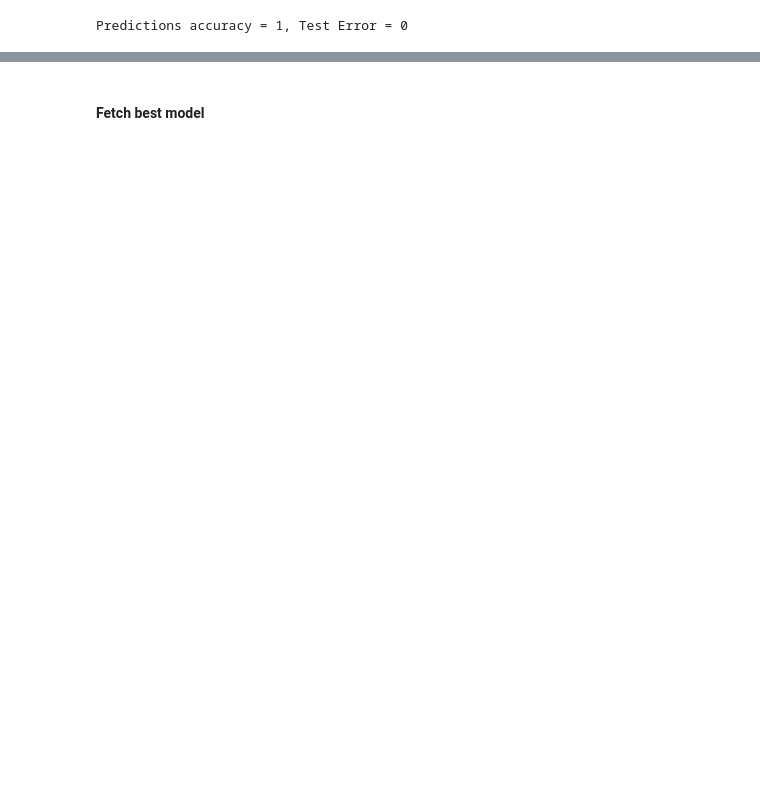
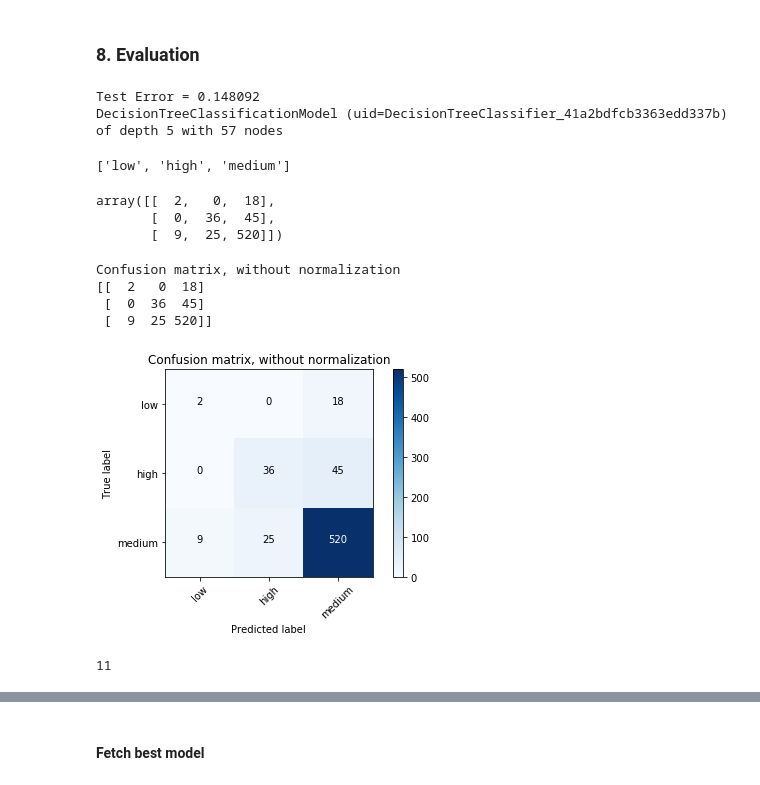
Before and after one commit to PankajShegokar/LearningApacheSpark, a Jupyter notebook: doc/notebook/DecisionTreeC3.ipynb, the cells around one changed output, grey strips where cells are left out. Cells and saved outputs as stored; diff of their text form; code cells hidden in the pictures; blank space fills up the shorter version.

Commit message:
updated regression and classification

```diff
--- a/doc/notebook/DecisionTreeC3.ipynb
+++ b/doc/notebook/DecisionTreeC3.ipynb
@@ -123,0 +147,3 @@ only showing top 6 rows
+# %%
+# Split the data into training and test sets (40% held out for testing)
+(trainingData, testData) = transformed.randomSplit([0.6, 0.4])
@@ -131,9 +159,6 @@ labelConverter = IndexToString(inputCol="prediction", outputCol="predictedLabel"
 # %%
 # Chain indexers and tree in a Pipeline
 pipeline = Pipeline(stages=[labelIndexer, featureIndexer, dTree,labelConverter])
-# %%
-# Split the data into training and test sets (30% held out for testing)
-(trainingData, testData) = data.randomSplit([0.6, 0.4])
 # %%
 # Train model.  This also runs the indexers.
 model = pipeline.fit(trainingData)
@@ -157,8 +201,16 @@ only showing top 5 rows
+# %% [markdown]
+### 8. Evaluation
 # %%
+from pyspark.ml.evaluation import MulticlassClassificationEvaluator
+
 # Select (prediction, true label) and compute test error
 evaluator = MulticlassClassificationEvaluator(
     labelCol="indexedLabel", predictionCol="prediction", metricName="accuracy")
 accuracy = evaluator.evaluate(predictions)
-print("Predictions accuracy = %g, Test Error = %g" % (accuracy,(1.0 - accuracy)))
+print("Test Error = %g" % (1.0 - accuracy))
+
+rfModel = model.stages[-2]
+print(rfModel)  # summary only
 # %% [output]
-Predictions accuracy = 1, Test Error = 0
+Test Error = 0.148092
+DecisionTreeClassificationModel (uid=DecisionTreeClassifier_41a2bdfcb3363edd337b) of depth 5 with 57 nodes
@@ -164,0 +255,38 @@ Predictions accuracy = 1, Test Error = 0
+# %%
+class_temp = predictions.select("label").distinct().toPandas()
+class_temp = class_temp["label"].values.tolist()
+class_names = map(str, class_temp)
+# # # print(class_name)
+class_names
+# %% [output]
+['low', 'high', 'medium']
+# %%
+from sklearn.metrics import confusion_matrix
+y_true = predictions.select("label")
+y_true = y_true.toPandas()
+
+y_pred = predictions.select("predictedLabel")
+y_pred = y_pred.toPandas()
+
+cnf_matrix = confusion_matrix(y_true, y_pred,labels=class_names)
+cnf_matrix
+# %% [output]
+array([[  2,   0,  18],
+       [  0,  36,  45],
+       [  9,  25, 520]])
+# %%
+# Plot non-normalized confusion matrix
+plt.figure()
+plot_confusion_matrix(cnf_matrix, classes=class_names,
+                      title='Confusion matrix, without normalization')
+plt.show()
+# %% [output]
+Confusion matrix, without normalization
+[[  2   0  18]
+ [  0  36  45]
+ [  9  25 520]]
+[figure, added]
+# %%
+predictions.select("predictedLabel").filter(predictions.predictedLabel=='low').count()
+# %% [output]
+11
```
Also changed, not shown: parts of 33 cells of this notebook, 15 other files.
